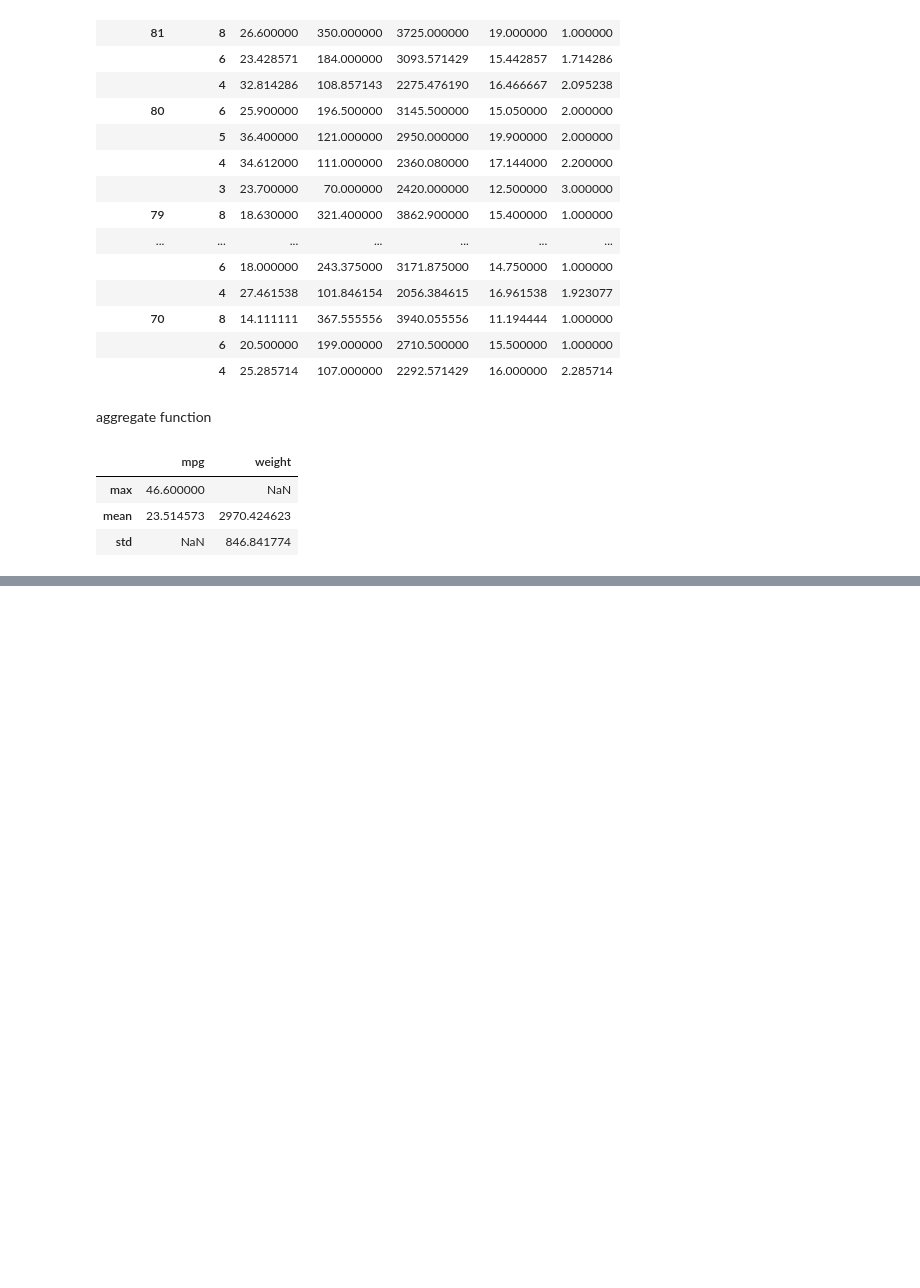
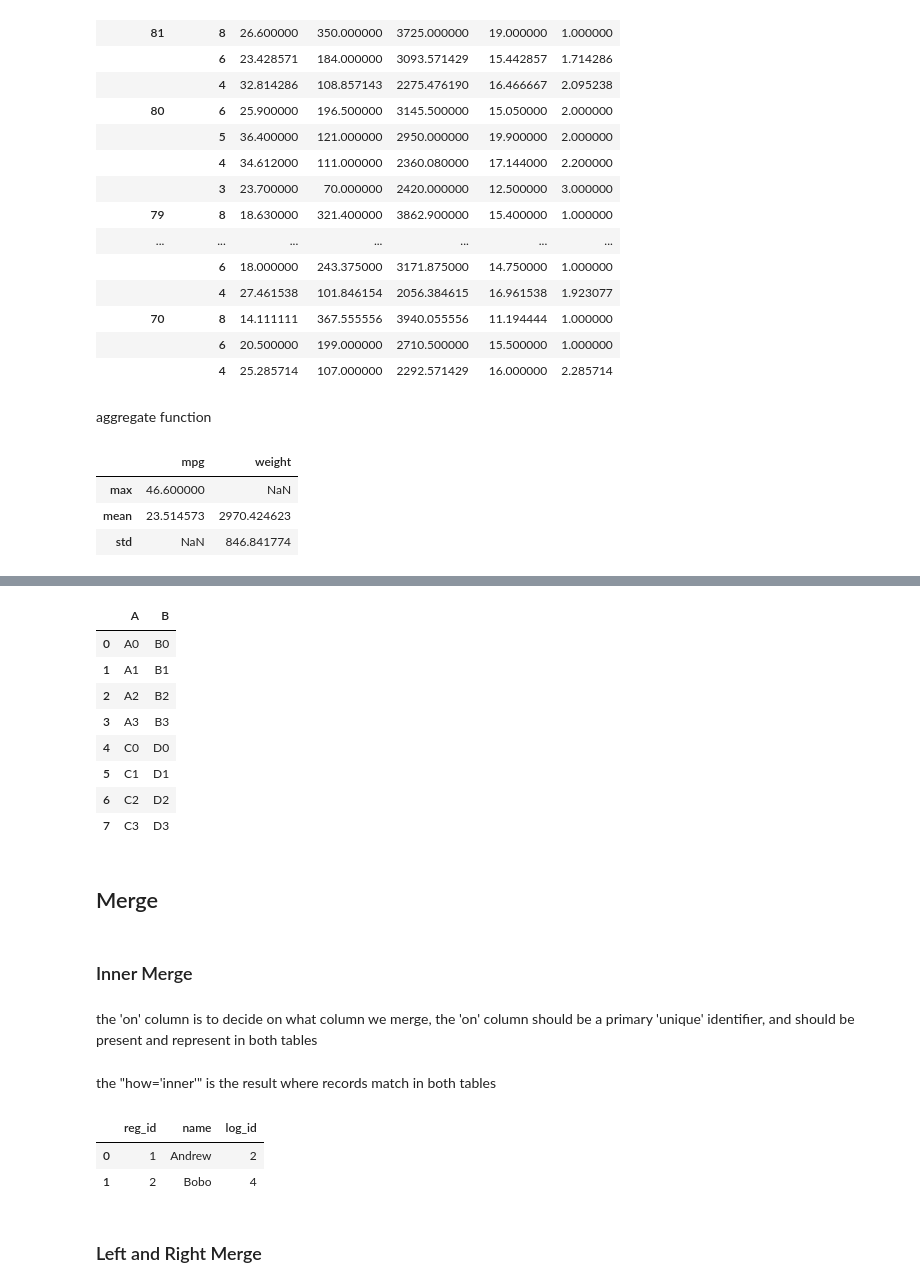
Before and after one commit to Daniel-Aguila/MLandDS, a Jupyter notebook: pandasBasics.ipynb, the cells around one changed output, grey strips where cells are left out. Saved outputs shown, nothing was run; the diff lists cells and outputs as text; code cells hidden in the pictures; blank space fills up the shorter version.

Commit message:
Inner Merge

```diff
--- a/pandasBasics.ipynb
+++ b/pandasBasics.ipynb
@@ -1314,0 +1363,24 @@ df.agg({'mpg':['max','mean'],'weight':['mean','std']}) #fills in a NaN for thing
+# %%
+two.columns=one.columns
+# %%
+mydf = pd.concat([one,two],axis=0) #because we specificed that the columns of C,D are A,B
+mydf.index = range(len(mydf)) #to reset the index
+mydf
+# %% [output]
+|  | A | B |
+| 0 | A0 | B0 |
+| 1 | A1 | B1 |
+| 2 | A2 | B2 |
+| 3 | A3 | B3 |
+| 4 | C0 | D0 |
+| 5 | C1 | D1 |
+| 6 | C2 | D2 |
+| 7 | C3 | D3 |
+# %% [markdown]
+<h2>Merge</h2>
+# %% [markdown]
+<h3>Inner Merge</h3>
+# %% [markdown]
+the 'on' column is to decide on what column we merge, the 'on' column should be a primary 'unique' identifier, and should be present and represent in both tables
+# %% [markdown]
+the "how='inner'" is the result where records match in both tables
@@ -1314,0 +1391,9 @@ df.agg({'mpg':['max','mean'],'weight':['mean','std']}) #fills in a NaN for thing
+# %%
+pd.merge(registrations,logins,how='inner',on='name') #since we are doing
+#how='inner' the order of the rows does not matter
+# %% [output]
+|  | reg_id | name | log_id |
+| 0 | 1 | Andrew | 2 |
+| 1 | 2 | Bobo | 4 |
+# %% [markdown]
+<h3>Left and Right Merge</h3>
```
Also changed, not shown: parts of 10 cells of this notebook.
